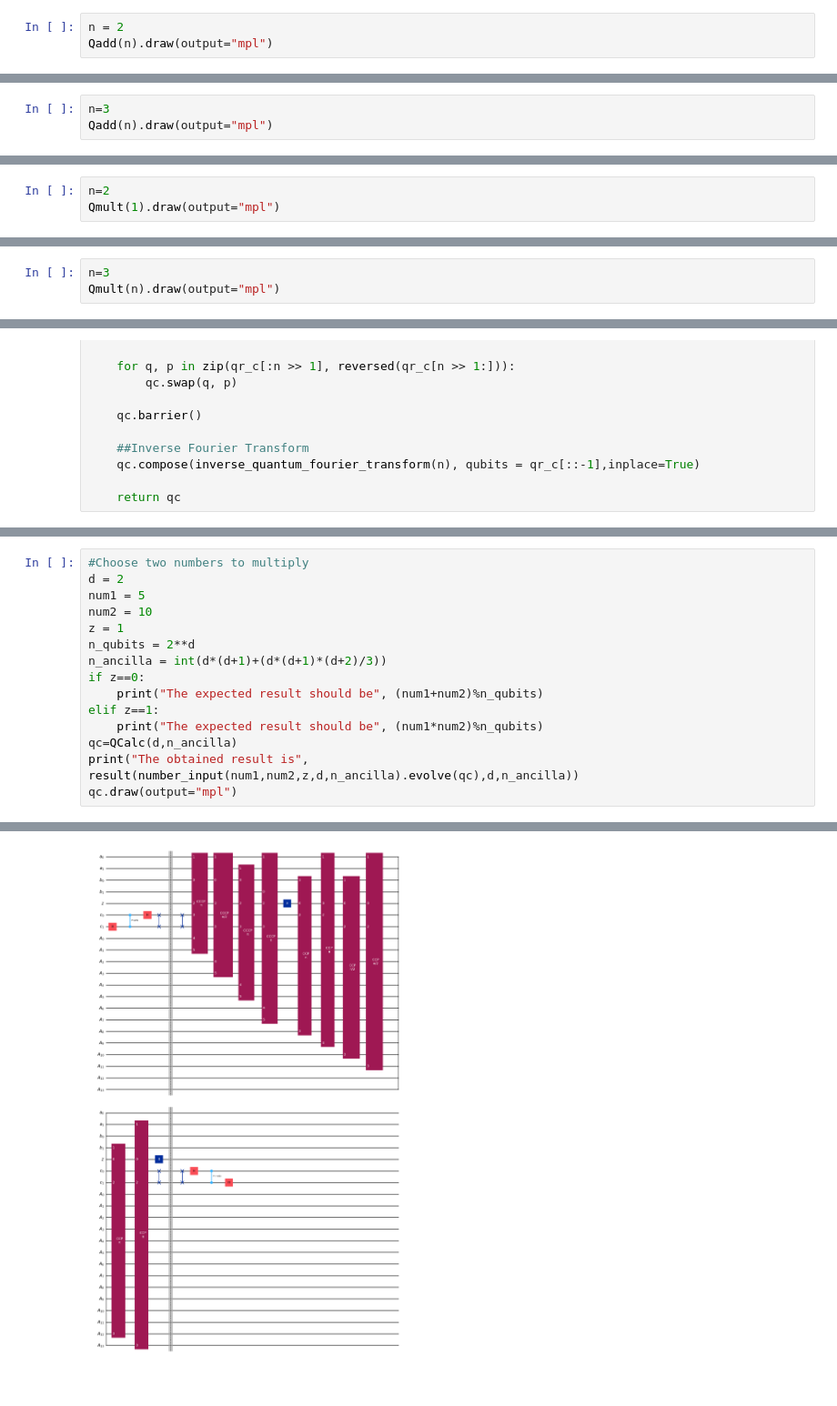
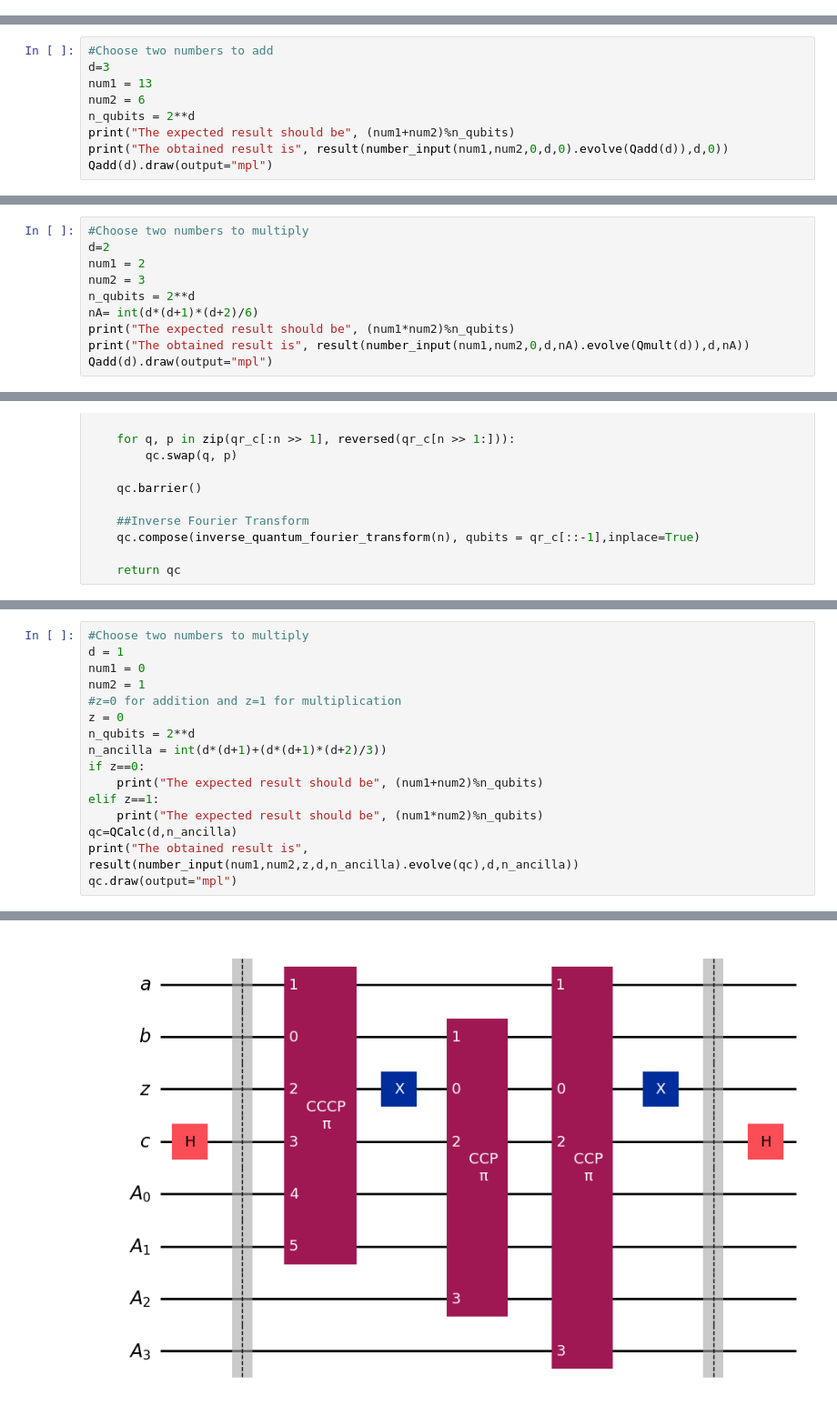
Before and after one commit to pankmunbodh/Quantum-Calculator, a Jupyter notebook: Quantum_Addition_and_Multiplication.ipynb, the cells around one changed output, grey strips where cells are left out. Shown: that part at 91% size. Drawn from its saved outputs; the diff is of its cells as text; blank space fills up the shorter version.

```diff
--- a/Quantum_Addition_and_Multiplication.ipynb
+++ b/Quantum_Addition_and_Multiplication.ipynb
@@ -353,6 +357,3 @@ def Qadd(n):
     return qc
 # %% [markdown]
 ### Benchmark Example of quantum addition with $n=2$
-# %%
-n = 2
-Qadd(n).draw(output="mpl")
@@ -372,6 +373,12 @@ The obtained result is 3
 # %% [markdown]
 ### Benchmark Example of quantum addition with $n=3$
 # %%
-n=3
-Qadd(n).draw(output="mpl")
+#Choose two numbers to add
+d=3
+num1 = 13
+num2 = 6
+n_qubits = 2**d
+print("The expected result should be", (num1+num2)%n_qubits)
+print("The obtained result is", result(number_input(num1,num2,0,d,0).evolve(Qadd(d)),d,0))
+Qadd(d).draw(output="mpl")
 # %% [output]
@@ -480,6 +491,13 @@ def Qmult(n):
 # %% [markdown]
 ### Benchmark Example for multiplication with $n=2$
 # %%
-n=2
-Qmult(1).draw(output="mpl")
+#Choose two numbers to multiply
+d=2
+num1 = 2
+num2 = 3
+n_qubits = 2**d
+nA= int(d*(d+1)*(d+2)/6)
+print("The expected result should be", (num1*num2)%n_qubits)
+print("The obtained result is", result(number_input(num1,num2,0,d,nA).evolve(Qmult(d)),d,nA))
+Qadd(d).draw(output="mpl")
 # %% [output]
@@ -499,5 +507,2 @@ The obtained result is 6
 # %% [markdown]
 ### Benchmark Example for multiplication for $n=3$
-# %%
-n=3
-Qmult(n).draw(output="mpl")
@@ -579,9 +600,10 @@ def QCalc(n,nA):
 # %%
 #Choose two numbers to multiply
-d = 2
-num1 = 5
-num2 = 10
-z = 1
+d = 1
+num1 = 0
+num2 = 1
+#z=0 for addition and z=1 for multiplication
+z = 0
 n_qubits = 2**d
 n_ancilla = int(d*(d+1)+(d*(d+1)*(d+2)/3))
 if z==0:
@@ -597 +619 @@ The obtained result is 2
-[figure, old version]
+[figure, new version]
```
Also changed, not shown: parts of 31 cells of this notebook.
